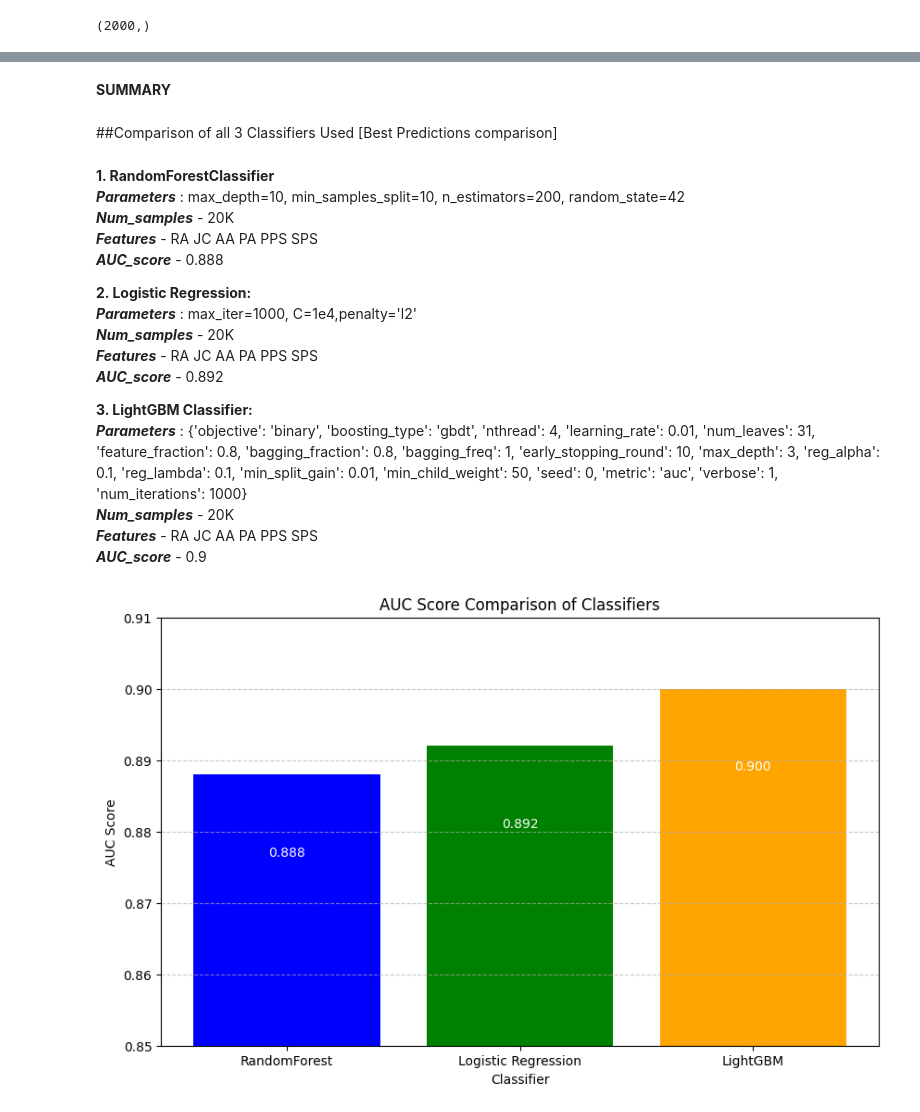
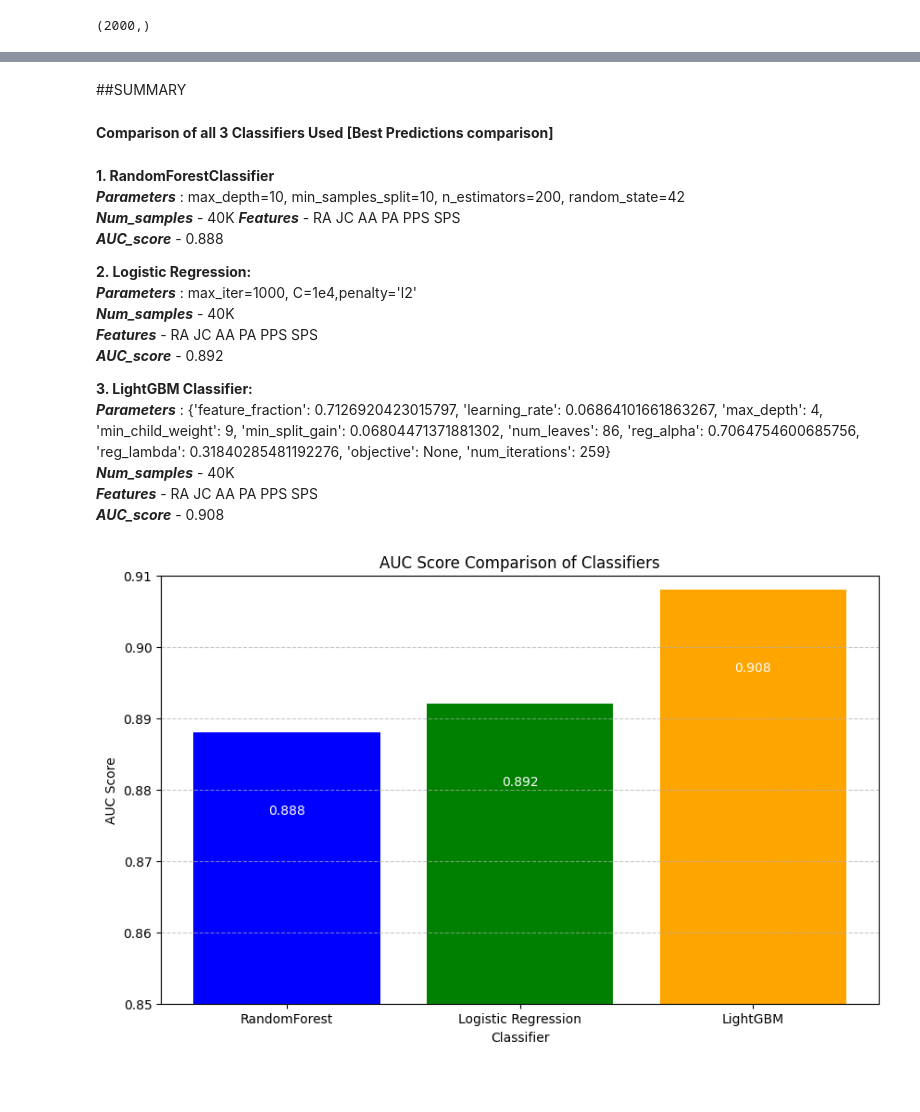
Before and after one commit to NeerajSura/PML, a Jupyter notebook: LinkPrediction/PML_Project1.ipynb, the cells around one changed output, grey strips where cells are left out. Saved outputs shown, nothing was run; the diff lists cells and outputs as text; code cells hidden in the pictures; blank space fills up the shorter version.

Commit message:
best pred

```diff
--- a/LinkPrediction/PML_Project1.ipynb
+++ b/LinkPrediction/PML_Project1.ipynb
@@ -751,65 +710,57 @@ clf.params
 # %% [markdown]
-**SUMMARY**
+##SUMMARY
 # %% [markdown]
-##Comparison of all 3 Classifiers Used [Best Predictions comparison]
+**Comparison of all 3 Classifiers Used [Best Predictions comparison]**
 # %% [markdown]
 **1. RandomForestClassifier**
 ***Parameters*** : max_depth=10, min_samples_split=10, n_estimators=200, random_state=42
-***Num_samples*** - 20K
+***Num_samples*** - 40K
 ***Features*** - RA	JC	AA	PA	PPS	SPS
 ***AUC_score*** - 0.888
 
 **2. Logistic Regression:**
 ***Parameters*** : max_iter=1000, C=1e4,penalty='l2'
-***Num_samples*** - 20K
+***Num_samples*** - 40K
 ***Features*** - RA	JC	AA	PA	PPS	SPS
 ***AUC_score*** - 0.892
 
 **3. LightGBM Classifier:**
-***Parameters*** : {'objective': 'binary',
- 'boosting_type': 'gbdt',
- 'nthread': 4,
- 'learning_rate': 0.01,
- 'num_leaves': 31,
- 'feature_fraction': 0.8,
- 'bagging_fraction': 0.8,
- 'bagging_freq': 1,
- 'early_stopping_round': 10,
- 'max_depth': 3,
- 'reg_alpha': 0.1,
- 'reg_lambda': 0.1,
- 'min_split_gain': 0.01,
- 'min_child_weight': 50,
- 'seed': 0,
- 'metric': 'auc',
- 'verbose': 1,
- 'num_iterations': 1000}
- ***Num_samples*** - 20K
+***Parameters*** : {'feature_fraction': 0.7126920423015797,
+ 'learning_rate': 0.06864101661863267,
+ 'max_depth': 4,
+ 'min_child_weight': 9,
+ 'min_split_gain': 0.06804471371881302,
+ 'num_leaves': 86,
+ 'reg_alpha': 0.7064754600685756,
+ 'reg_lambda': 0.31840285481192276,
+ 'objective': None,
+ 'num_iterations': 259}
+ ***Num_samples*** - 40K
 ***Features*** - RA	JC	AA	PA	PPS	SPS
-***AUC_score*** - 0.9
+***AUC_score*** - 0.908
 # %%
 import matplotlib.pyplot as plt
 
 # Classifier names
 classifiers = ['RandomForest', 'Logistic Regression', 'LightGBM']
 
 # AUC scores
-auc_scores = [0.888, 0.892, 0.9]
+auc_scores = [0.888, 0.892, 0.908]
 
 # Plotting the comparison
 plt.figure(figsize=(10, 6))
 bars = plt.bar(classifiers, auc_scores, color=['blue', 'green', 'orange'])
 plt.title('AUC Score Comparison of Classifiers')
 plt.xlabel('Classifier')
 plt.ylabel('AUC Score')
 plt.ylim(0.85, 0.91)  # Adjust ylim to better visualize the differences
 plt.grid(axis='y', linestyle='--', alpha=0.7)
 
 # Add AUC values inside the bars
 for bar, auc_score in zip(bars, auc_scores):
     plt.text(bar.get_x() + bar.get_width() / 2, bar.get_height() - 0.01, f'{auc_score:.3f}',
              ha='center', va='top', color='white')
 
 plt.show()
 # %% [output]
-[figure, old version]
+[figure, new version]
```
Also changed, not shown: parts of 10 cells of this notebook, 5 other files.
